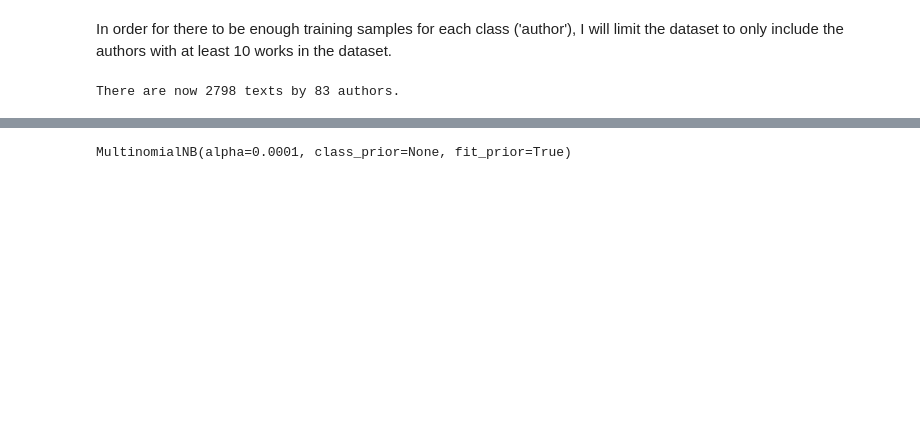
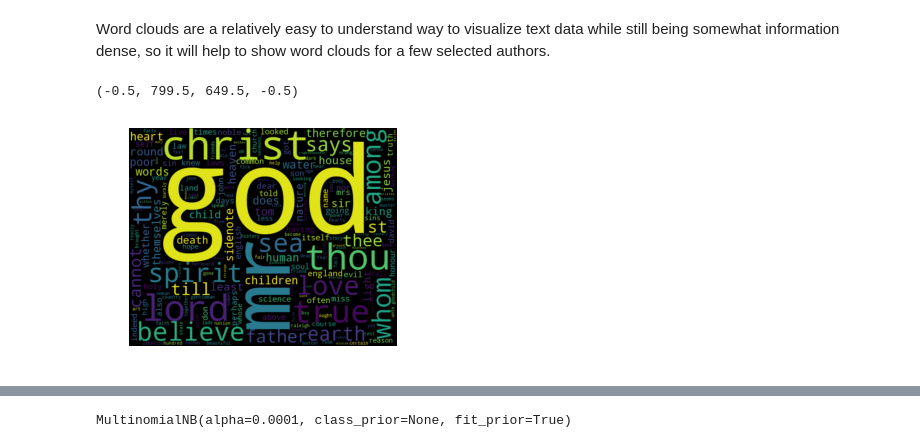
Before and after one commit to hbrumley/Gutenberg_Text_Classification, a Jupyter notebook: Gutenberg_text_classification.ipynb, the cells around one changed output, grey strips where cells are left out. Drawn from its saved outputs; the diff is of its cells as text; code cells hidden in the pictures; blank space fills up the shorter version.

Commit message:
Added word clouds for visualization

```diff
--- a/Gutenberg_text_classification.ipynb
+++ b/Gutenberg_text_classification.ipynb
@@ -15,13 +19,23 @@ from sklearn.svm import SVC
 # %%
-author_title_df = pd.read_csv('author_title.csv')
+author_title_df = pd.read_csv('author_title.csv', index_col=0)
 X = joblib.load('features.pkl')
 X = X.toarray()
+vocabulary = joblib.load('feature_names.pkl')
+
 Y = author_title_df.Author
-# %% [markdown]
-In order for there to be enough training samples for each class ('author'), I will limit the dataset to only include the authors with at least 10 works in the dataset.
-# %%
-Y = Y[list(Y.value_counts()[author]>=10 for author in Y)]
-X = X[Y.index]
-print("There are now {} texts by {} authors.".format(Y.count(), Y.nunique()))
-# %% [output]
-There are now 2798 texts by 83 authors.
+# %% [markdown]
+Word clouds are a relatively easy to understand way to visualize text data while still being somewhat information dense, so it will help to show word clouds for a few selected authors.
+# %%
+%matplotlib inline
+
+dickens_docs = Y[Y == 'Charles Dickens'].index
+dickens_freqs = X[dickens_docs].mean(axis=0)
+dickens_wordfreq = dict(zip(vocabulary, dickens_freqs))
+wordcloud = WordCloud(width=800,height=650)
+wordcloud.generate_from_frequencies(dickens_wordfreq)
+
+plt.imshow(wordcloud, interpolation='bilinear')
+plt.axis("off")
+# %% [output]
+(-0.5, 799.5, 649.5, -0.5)
+[figure, added]
```
Also changed, not shown: parts of 23 cells of this notebook, 1 other file.
